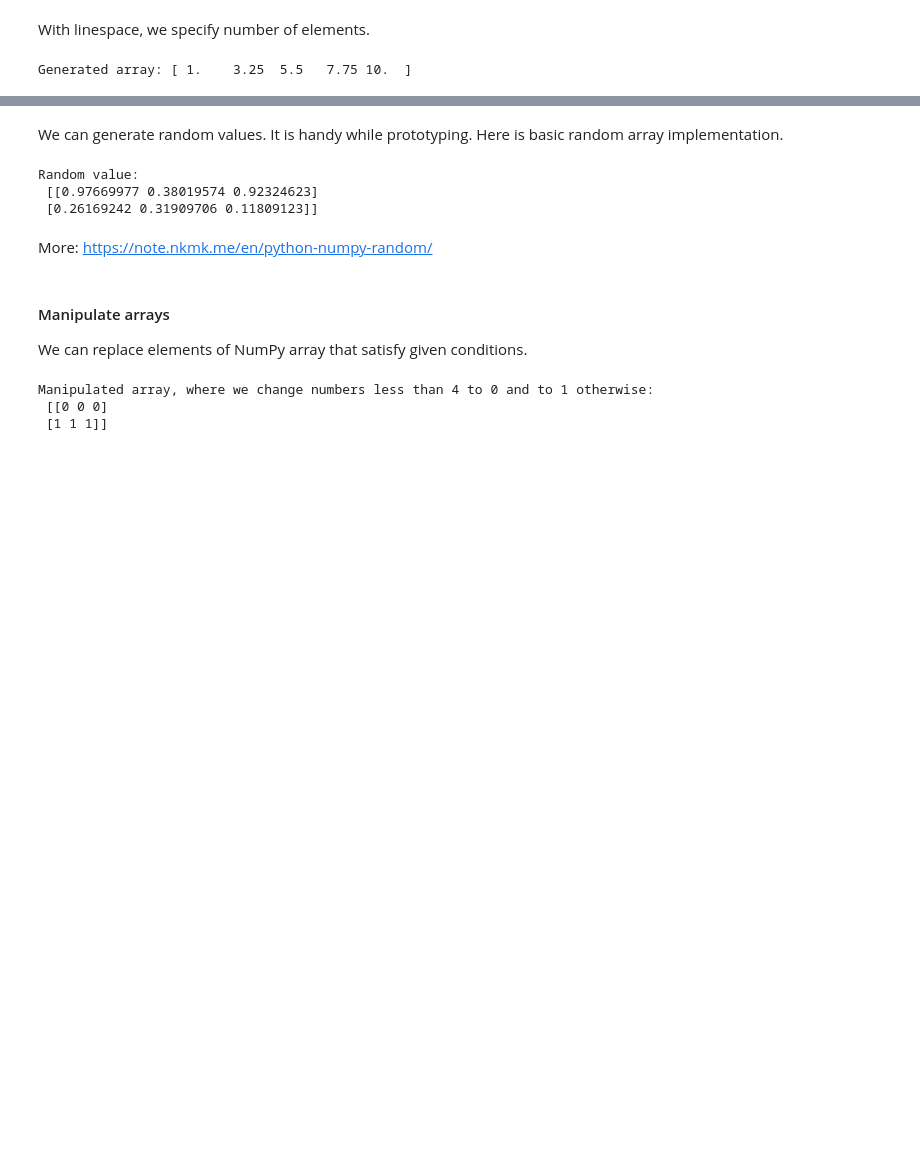
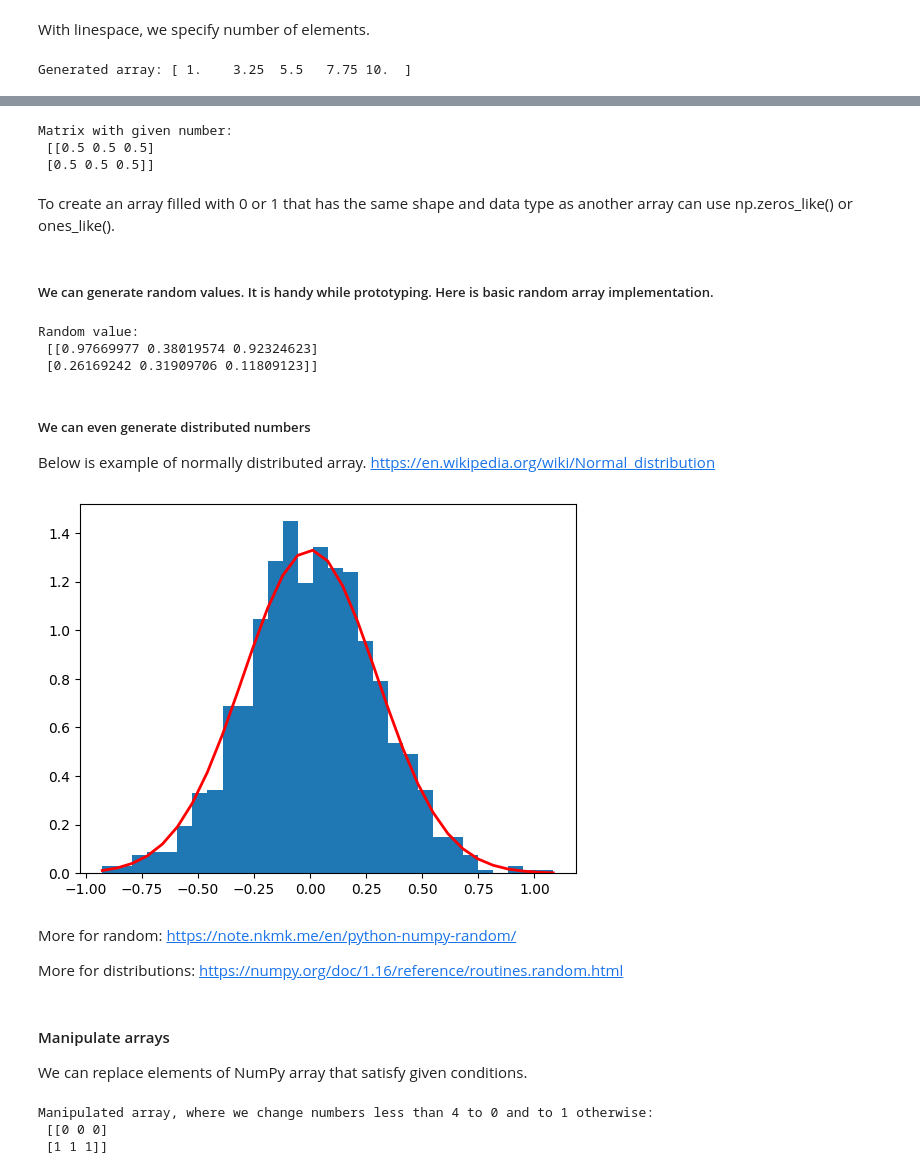
Before and after one commit to OgrodowskiJedrzej/Intro-To-Data-Science-Notebooks, a Jupyter notebook: NumPy.ipynb, the cells around one changed output, grey strips where cells are left out. Cells and saved outputs as stored; diff of their text form; code cells hidden in the pictures; blank space fills up the shorter version.

```diff
--- a/NumPy.ipynb
+++ b/NumPy.ipynb
@@ -183,5 +184,17 @@ Generated array: [ 1.    3.25  5.5   7.75 10.  ]
+# %%
+fullMatrix = np.full((2,3), 0.5)
+# [[0.5 0.5 0.5]
+#  [0.5 0.5 0.5]]
+print(f"Matrix with given number: \n {fullMatrix}")
+# %% [output]
+Matrix with given number:
+ [[0.5 0.5 0.5]
+ [0.5 0.5 0.5]]
+# %% [markdown]
+To create an array filled with 0 or 1 that has the same shape and data type as another array can use np.zeros_like()
+or ones_like().
 # %% [markdown]
-We can generate random values. It is handy while prototyping. Here is basic random array implementation.
+##### We can generate random values. It is handy while prototyping. Here is basic random array implementation.
 # %%
 seed = 1234                             # We can specify seed for pseudorandom algorithm
 rng = np.random.default_rng(seed)       # We create Generator instance
@@ -193,8 +206,28 @@ print(f"Random value: \n {randomVal}")
 Random value:
  [[0.97669977 0.38019574 0.92324623]
  [0.26169242 0.31909706 0.11809123]]
+# %% [markdown]
+##### We can even generate distributed numbers
+
+Below is example of normally distributed array.
+https://en.wikipedia.org/wiki/Normal_distribution
+# %%
+mean = 0
+std = 0.3
+
+normalDistributed = np.random.normal(mean, std, 1000)
+
+# Visualization of generated numbers
+import matplotlib.pyplot as plt
+count, bins, ignored = plt.hist(normalDistributed, 30, density=True)
+plt.plot(bins, 1/(std * np.sqrt(2 * np.pi)) * np.exp( - (bins - mean)**2 / (2 * std**2) ), linewidth=2, color='r')
+plt.show()
+# %% [output]
+[figure, added]
 # %% [markdown]
-More: https://note.nkmk.me/en/python-numpy-random/
+More for random: https://note.nkmk.me/en/python-numpy-random/
+
+More for distributions: https://numpy.org/doc/1.16/reference/routines.random.html
 # %% [markdown]
 #### Manipulate arrays
 
```
Also changed, not shown: parts of 40 cells of this notebook.
